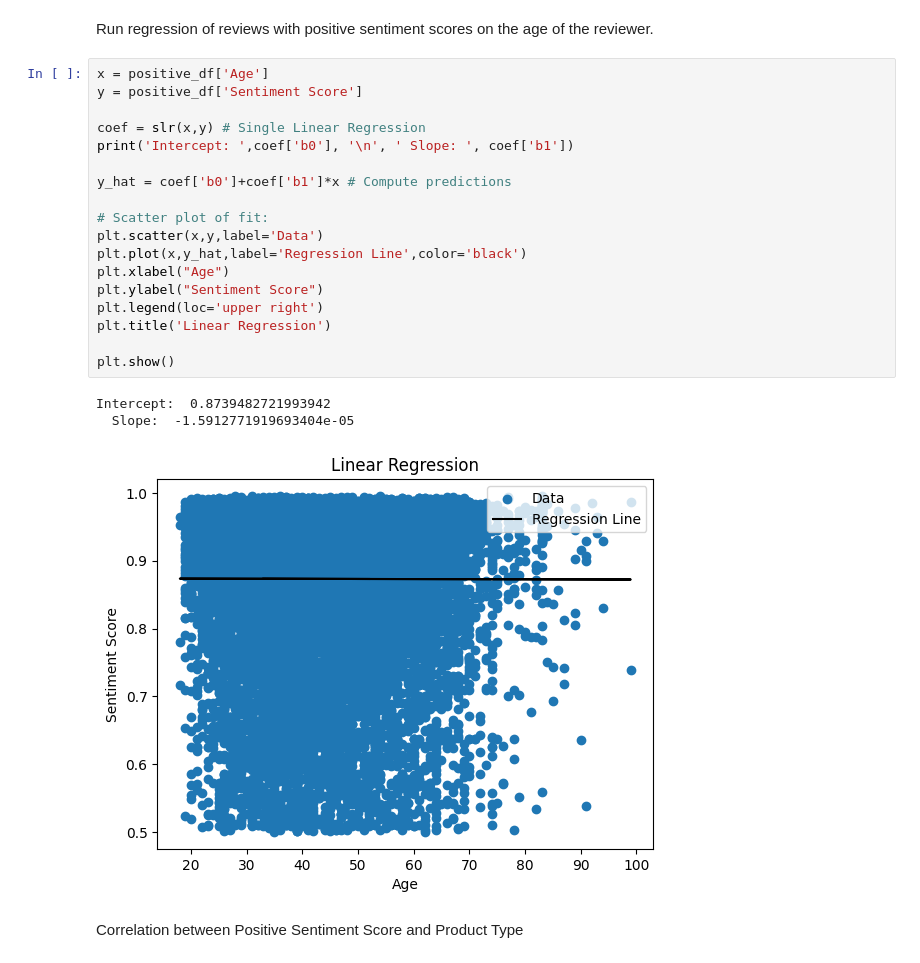
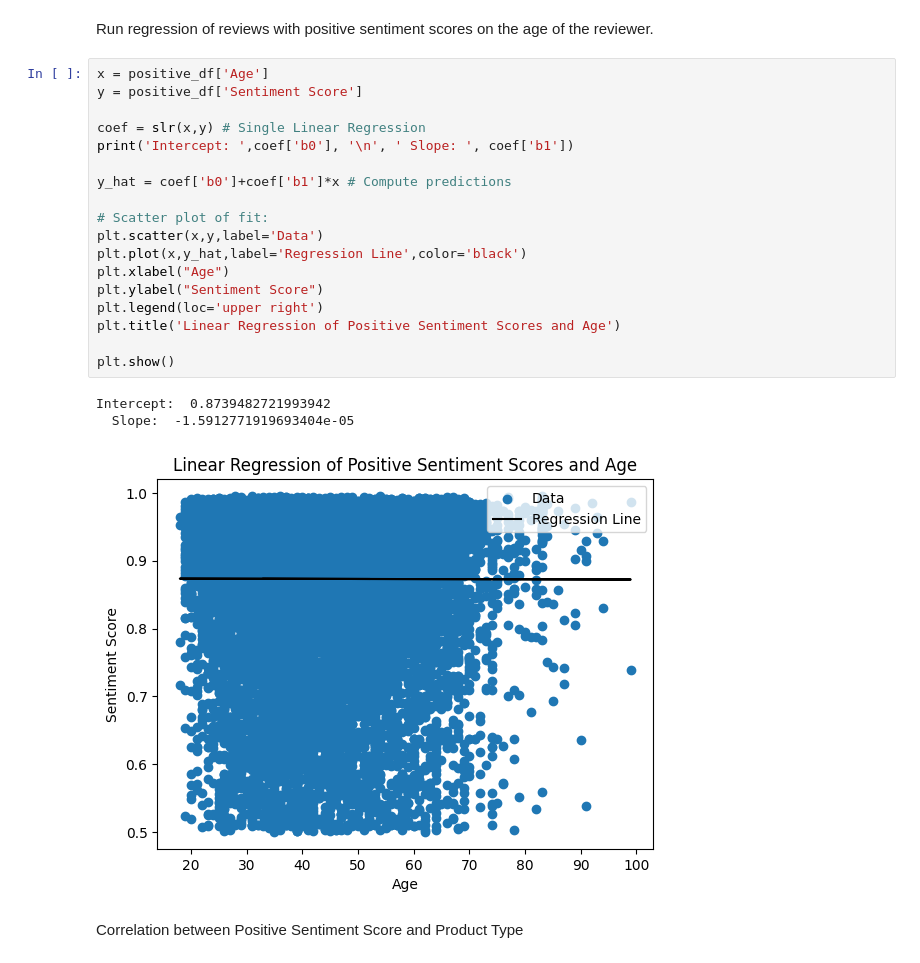
Before and after one commit to Sabrina-Hendricks/DS4002-Group13, a Jupyter notebook: Scripts/Ml3_Analysis_Positive.ipynb, the cells around one changed output. Cells and saved outputs as stored; diff of their text form.

```diff
--- a/Scripts/Ml3_Analysis_Positive.ipynb
+++ b/Scripts/Ml3_Analysis_Positive.ipynb
@@ -75,25 +75,25 @@ Run regression of reviews with positive sentiment scores on the age of the revie
 # %%
 x = positive_df['Age']
 y = positive_df['Sentiment Score']
 
 coef = slr(x,y) # Single Linear Regression
 print('Intercept: ',coef['b0'], '\n', ' Slope: ', coef['b1'])
 
 y_hat = coef['b0']+coef['b1']*x # Compute predictions
 
 # Scatter plot of fit:
 plt.scatter(x,y,label='Data')
 plt.plot(x,y_hat,label='Regression Line',color='black')
 plt.xlabel("Age")
 plt.ylabel("Sentiment Score")
 plt.legend(loc='upper right')
-plt.title('Linear Regression')
+plt.title('Linear Regression of Positive Sentiment Scores and Age')
 
 plt.show()
 # %% [output]
 Intercept:  0.8739482721993942
   Slope:  -1.5912771919693404e-05
-[figure, old version]
+[figure, new version]
 # %% [markdown]
 Correlation between Positive Sentiment Score and Product Type
 # %%
```
Also changed, not shown: parts of 1 cell of this notebook.
